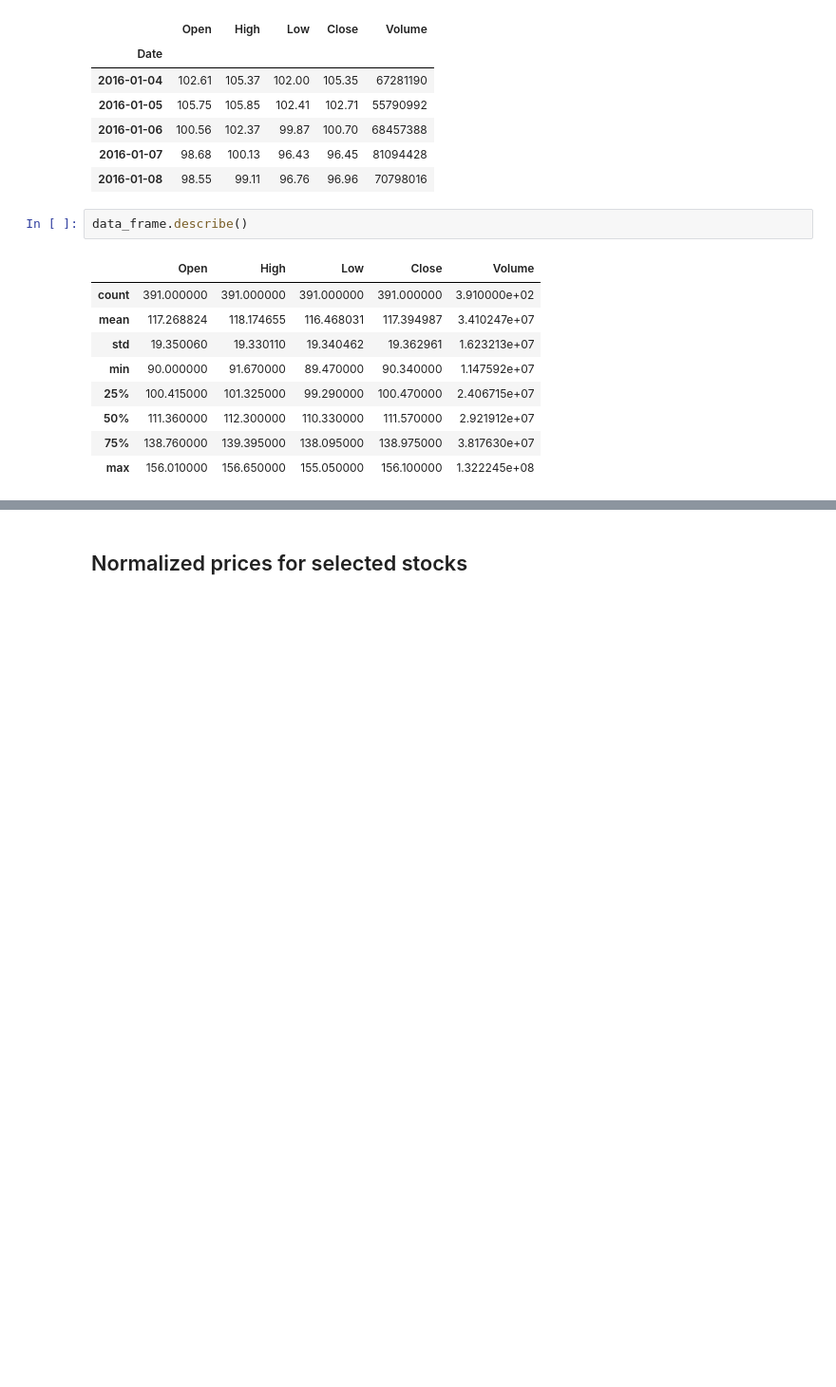
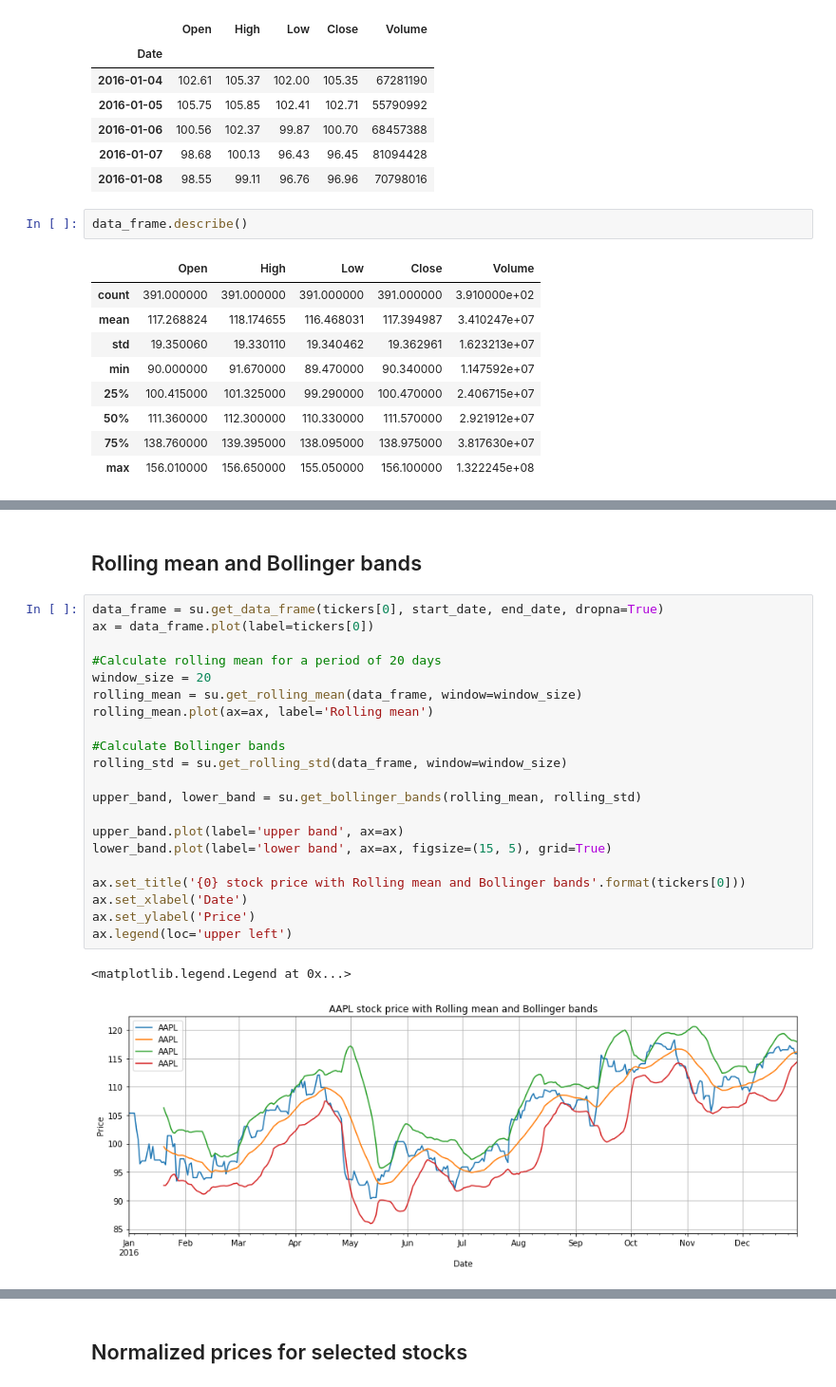
Before and after one commit to iamandicip/ml_projects, a Jupyter notebook: capstone_project/stock_market_forecast.ipynb, the cells around one changed output, grey strips where cells are left out. Shown at 95% size. Drawn from its saved outputs; the diff is of its cells as text; blank space fills up the shorter version.

Commit message:
added rolling mean and bollinger bands

```diff
--- a/capstone_project/stock_market_forecast.ipynb
+++ b/capstone_project/stock_market_forecast.ipynb
@@ -65,0 +66,26 @@ ax.legend(loc='upper left')
+# %% [markdown]
+## Rolling mean and Bollinger bands
+# %%
+data_frame = su.get_data_frame(tickers[0], start_date, end_date, dropna=True)
+ax = data_frame.plot(label=tickers[0])
+
+#Calculate rolling mean for a period of 20 days
+window_size = 20
+rolling_mean = su.get_rolling_mean(data_frame, window=window_size)
+rolling_mean.plot(ax=ax, label='Rolling mean')
+
+#Calculate Bollinger bands
+rolling_std = su.get_rolling_std(data_frame, window=window_size)
+
+upper_band, lower_band = su.get_bollinger_bands(rolling_mean, rolling_std)
+
+upper_band.plot(label='upper band', ax=ax)
+lower_band.plot(label='lower band', ax=ax, figsize=(15, 5), grid=True)
+
+ax.set_title('{0} stock price with Rolling mean and Bollinger bands'.format(tickers[0]))
+ax.set_xlabel('Date')
+ax.set_ylabel('Price')
+ax.legend(loc='upper left')
+# %% [output]
+<matplotlib.legend.Legend at 0x...>
+[figure, added]
```
Also changed, not shown: parts of 7 cells of this notebook, 1 other file.
